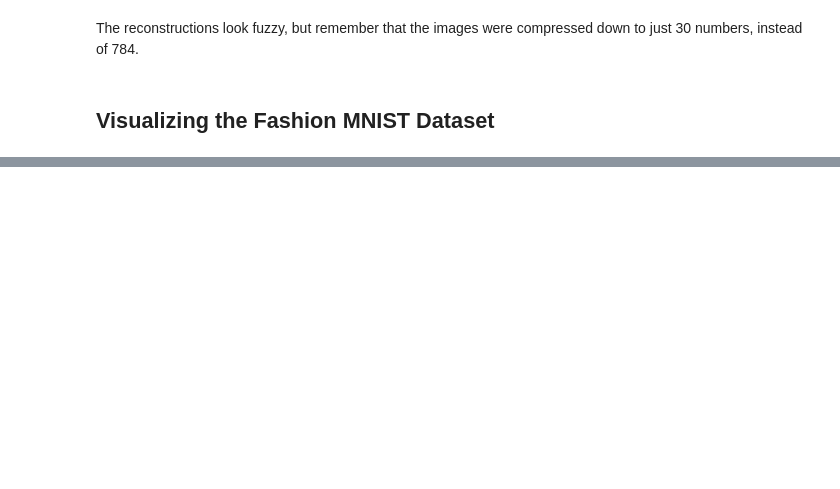
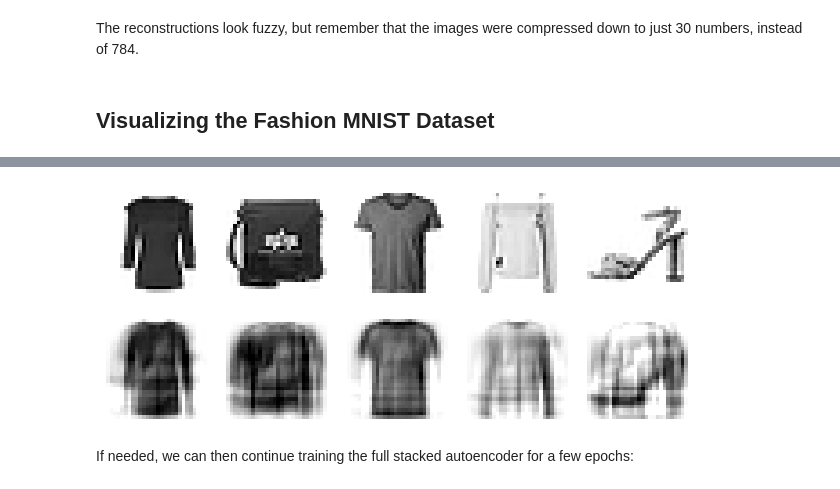
Before and after one commit to 456zamir8/AI, a Jupyter notebook: GANs.ipynb, the cells around one changed output, grey strips where cells are left out. Cells and saved outputs as stored; diff of their text form; code cells hidden in the pictures; blank space fills up the shorter version.

```diff
--- a/GANs.ipynb
+++ b/GANs.ipynb
@@ -186,0 +265,35 @@ plt.show()
+# %%
+def train_autoencoder(n_neurons, X_train, X_valid, n_epochs=10, output_activation=None, learning_rate=1e-3):
+    n_inputs = X_train.shape[-1]
+
+    encoder = tf.keras.layers.Dense(n_neurons, activation="relu")
+    decoder = tf.keras.layers.Dense(n_inputs, activation=output_activation)
+    autoencoder = tf.keras.Sequential([encoder, decoder])
+
+    optimizer = tf.keras.optimizers.Nadam(learning_rate=learning_rate)
+    autoencoder.compile(loss="mse", optimizer=optimizer)
+
+    autoencoder.fit(X_train, X_train, epochs=n_epochs,
+                    validation_data=(X_valid, X_valid))
+
+    return encoder, decoder, encoder(X_train), encoder(X_valid)
+# %%
+tf.random.set_seed(42)
+
+X_train_flat = tf.keras.layers.Flatten()(X_train)
+X_valid_flat = tf.keras.layers.Flatten()(X_valid)
+
+enc1, dec1, X_train_enc1, X_valid_enc1 = train_autoencoder(
+    100,
+    X_train_flat,
+    X_valid_flat,
+    learning_rate=5e-4
+)
+
+enc2, dec2, _, _ = train_autoencoder(
+    30,
+    X_train_enc1,
+    X_valid_enc1,
+    output_activation="relu",
+    learning_rate=5e-3
+)
@@ -186,0 +318,10 @@ plt.show()
+# %%
+stacked_ae_1_by_1 = tf.keras.Sequential([
+    tf.keras.layers.Flatten(),
+    enc1, enc2, dec2, dec1,
+    tf.keras.layers.Reshape([28, 28])
+])
+# %%
+plot_reconstructions(stacked_ae_1_by_1)
+plt.show()
+# %% [output]
@@ -186,0 +329,3 @@ plt.show()
+[figure, added]
+# %% [markdown]
+If needed, we can then continue training the full stacked autoencoder for a few epochs:
```
Also changed, not shown: parts of 17 cells of this notebook.
